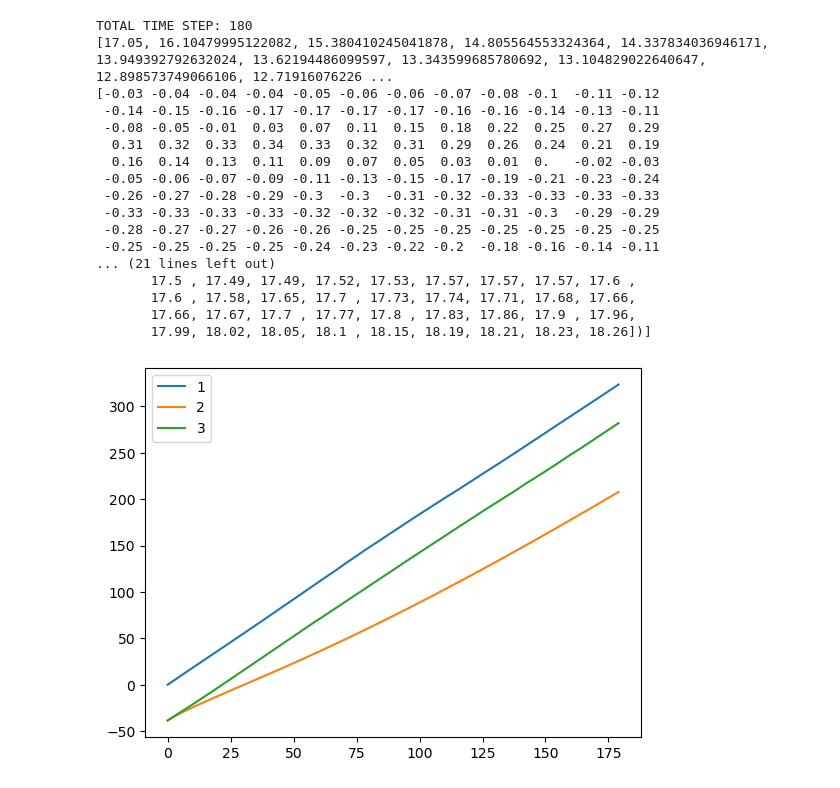
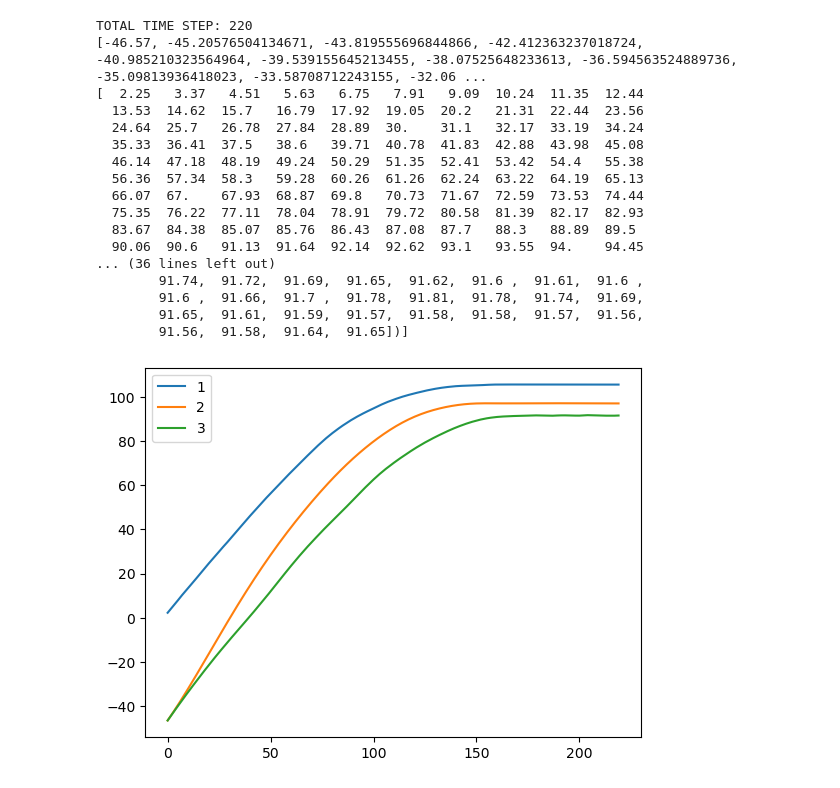
Before and after one commit to 88Cin/TIL-Group15, a Jupyter notebook: files/src/test.ipynb, the cells around one changed output. Saved outputs shown, nothing was run; the diff lists cells and outputs as text; code cells hidden in the pictures.

```diff
--- a/files/src/test.ipynb
+++ b/files/src/test.ipynb
@@ -1,59 +1,65 @@
 # %%
 import numpy as np
 import IDM
 import matplotlib.pyplot as plt
-cars = np.loadtxt("/Users/blow/Library/Mobile Documents/com~apple~CloudDocs/Delft23Fall/Data/data.csv", delimiter=",")
 
-test_scene = np.squeeze(cars[np.where(cars[:, 0] == 19), :], 0)
+CARS = np.loadtxt("D:\DATA\TIL6022\data.csv", delimiter=",")
+test_scenes = []
+for i in range(1000):
+    test_scenes.append(np.squeeze(CARS[np.where(CARS[:, 0] == i), :], 0))
+
+
+test_scene = test_scenes[31]
 
 print("TOTAL TIME STEP: %d" %test_scene.shape[0] )
 
 
-car_front = IDM.Car(4.5, test_scene[:, 1], test_scene[:, 3], test_scene[:, 3])
+car_front = IDM.Car(4.5, test_scene[:, 1] + 2.25, test_scene[:, 3], test_scene[:, 3])
 
-car_follow = IDM.Car(5, [test_scene[0, 4]], [test_scene[0, 5]], [test_scene[0, 6]])
+car_follow = IDM.Car(5, [test_scene[0, 4] + 2.5], [test_scene[0, 5]], [test_scene[0, 6]])
 
-car_follow_real = IDM.Car(5, [test_scene[:, 4]], [test_scene[:, 5]], [test_scene[:, 6]])
+car_follow_real = IDM.Car(5, [test_scene[:, 4] + 2.5], [test_scene[:, 5]], [test_scene[:, 6]])
 
 param = {
-    "v0": 22.6,
-    "s0": 0.3,
+    "v0": 40,
+    "s0":  4,
     "T": 0.3,
-    "a": 1.2,
-    "b": 2,
+    "a": 3.79,
+    "b": 6,
     "sigma": 4
 }
 
+# [18.85470085,  2.19882583,  1.09333333,  2.26666667,  1.41176471, 4.02745098]
 idm = IDM.IntelDriverModel(param)
 
 idm.update(car_front, car_follow, 0.1)
 
-print(car_follow.vs)
-print(car_front.vs)
-print(car_follow_real.vs)
+print(car_follow.xs)
+print(car_front.xs)
+print(car_follow_real.xs)
 
 
 plt.plot(car_front.xs, label="1")
 plt.plot(car_follow.xs, label="2")
 plt.plot(car_follow_real.xs[0], label="3")
 plt.legend()
 plt.show()
 # %% [output]
-TOTAL TIME STEP: 180
-[17.05, 16.10479995122082, 15.380410245041878, 14.805564553324364, 14.337834036946171, 13.949392792632024, 13.62194486099597, 13.343599685780692, 13.104829022640647, 12.898573749066106, 12.71916076226 ...
-[-0.03 -0.04 -0.04 -0.04 -0.05 -0.06 -0.06 -0.07 -0.08 -0.1  -0.11 -0.12
- -0.14 -0.15 -0.16 -0.17 -0.17 -0.17 -0.17 -0.16 -0.16 -0.14 -0.13 -0.11
- -0.08 -0.05 -0.01  0.03  0.07  0.11  0.15  0.18  0.22  0.25  0.27  0.29
-  0.31  0.32  0.33  0.34  0.33  0.32  0.31  0.29  0.26  0.24  0.21  0.19
-  0.16  0.14  0.13  0.11  0.09  0.07  0.05  0.03  0.01  0.   -0.02 -0.03
- -0.05 -0.06 -0.07 -0.09 -0.11 -0.13 -0.15 -0.17 -0.19 -0.21 -0.23 -0.24
- -0.26 -0.27 -0.28 -0.29 -0.3  -0.3  -0.31 -0.32 -0.33 -0.33 -0.33 -0.33
- -0.33 -0.33 -0.33 -0.33 -0.32 -0.32 -0.32 -0.31 -0.31 -0.3  -0.29 -0.29
- -0.28 -0.27 -0.27 -0.26 -0.26 -0.25 -0.25 -0.25 -0.25 -0.25 -0.25 -0.25
- -0.25 -0.25 -0.25 -0.25 -0.24 -0.23 -0.22 -0.2  -0.18 -0.16 -0.14 -0.11
-... (21 lines left out)
-       17.5 , 17.49, 17.49, 17.52, 17.53, 17.57, 17.57, 17.57, 17.6 ,
-       17.6 , 17.58, 17.65, 17.7 , 17.73, 17.74, 17.71, 17.68, 17.66,
-       17.66, 17.67, 17.7 , 17.77, 17.8 , 17.83, 17.86, 17.9 , 17.96,
-       17.99, 18.02, 18.05, 18.1 , 18.15, 18.19, 18.21, 18.23, 18.26])]
+TOTAL TIME STEP: 220
+[-46.57, -45.20576504134671, -43.819555696844866, -42.412363237018724, -40.985210323564964, -39.539155645213455, -38.07525648233613, -36.594563524889736, -35.09813936418023, -33.58708712243155, -32.06 ...
+[  2.25   3.37   4.51   5.63   6.75   7.91   9.09  10.24  11.35  12.44
+  13.53  14.62  15.7   16.79  17.92  19.05  20.2   21.31  22.44  23.56
+  24.64  25.7   26.78  27.84  28.89  30.    31.1   32.17  33.19  34.24
+  35.33  36.41  37.5   38.6   39.71  40.78  41.83  42.88  43.98  45.08
+  46.14  47.18  48.19  49.24  50.29  51.35  52.41  53.42  54.4   55.38
+  56.36  57.34  58.3   59.28  60.26  61.26  62.24  63.22  64.19  65.13
+  66.07  67.    67.93  68.87  69.8   70.73  71.67  72.59  73.53  74.44
+  75.35  76.22  77.11  78.04  78.91  79.72  80.58  81.39  82.17  82.93
+  83.67  84.38  85.07  85.76  86.43  87.08  87.7   88.3   88.89  89.5
+  90.06  90.6   91.13  91.64  92.14  92.62  93.1   93.55  94.    94.45
+... (36 lines left out)
+        91.74,  91.72,  91.69,  91.65,  91.62,  91.6 ,  91.61,  91.6 ,
+        91.6 ,  91.66,  91.7 ,  91.78,  91.81,  91.78,  91.74,  91.69,
+        91.65,  91.61,  91.59,  91.57,  91.58,  91.58,  91.57,  91.56,
+        91.56,  91.58,  91.64,  91.65])]
-[figure, old version]
+[figure, new version]
```
Also changed, not shown: parts of 2 cells of this notebook, 3 other files.
